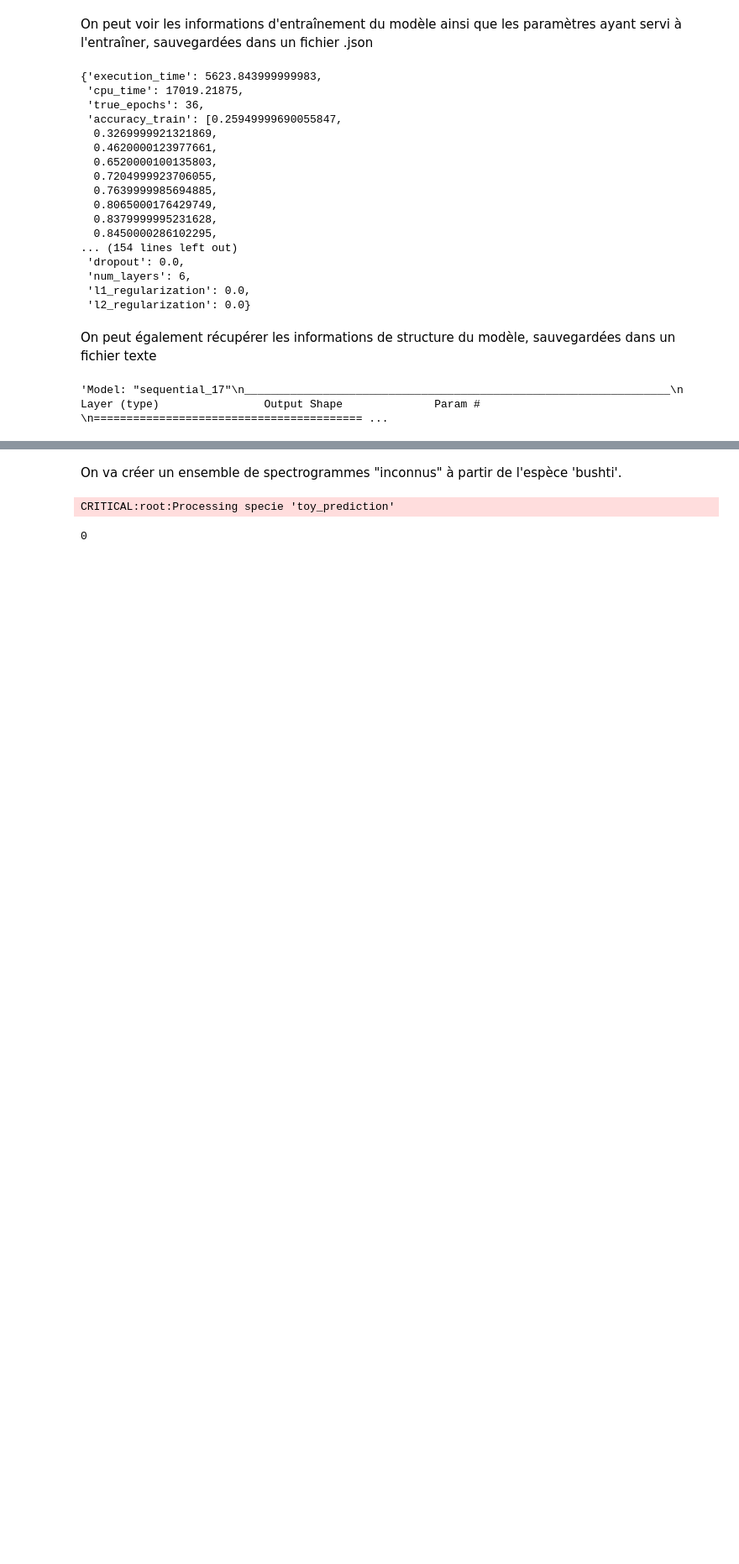
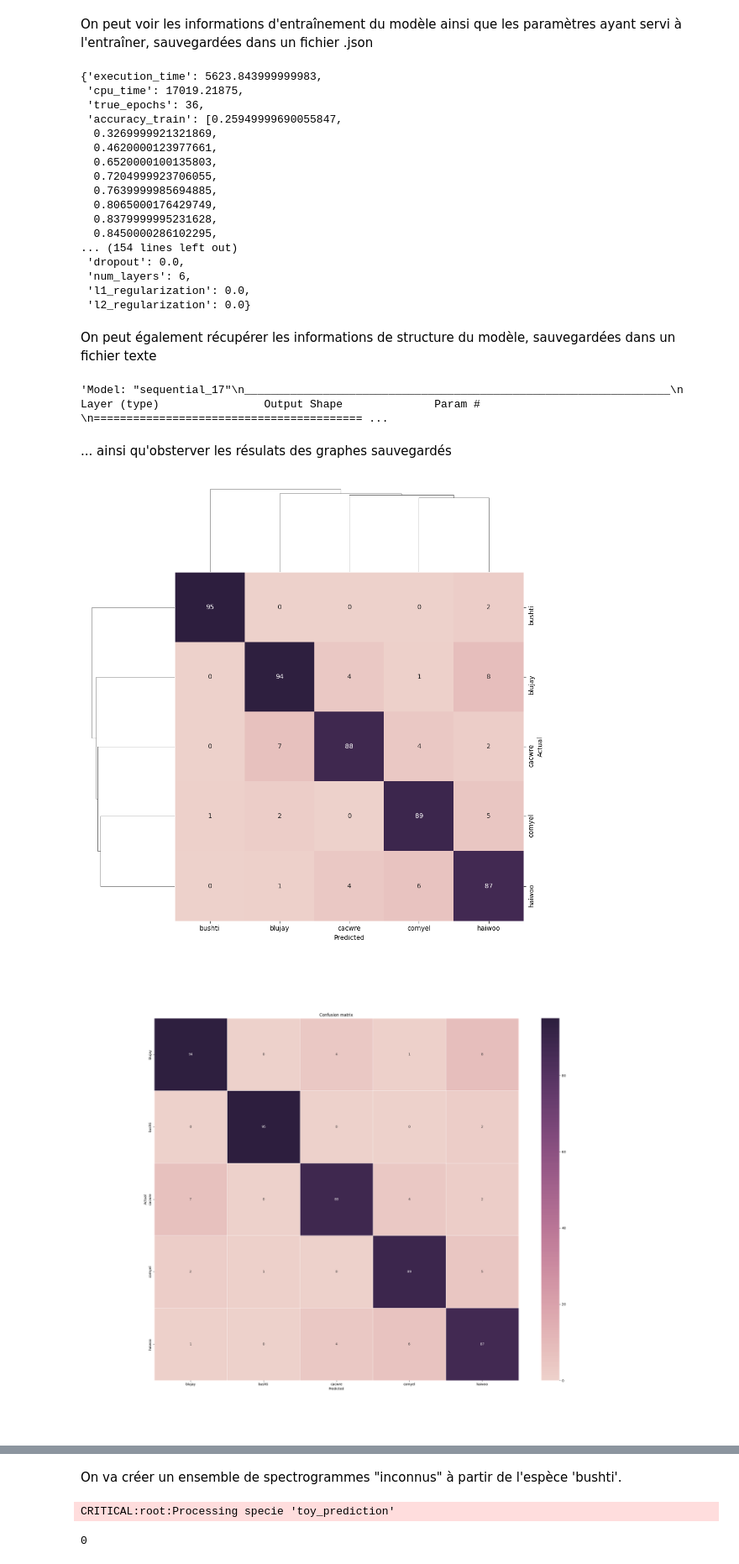
Before and after one commit to Tharos-ux/bird_id, a Jupyter notebook: overview_projet.ipynb, the cells around one changed output, grey strips where cells are left out. Shown at 84% size. Saved outputs shown, nothing was run; the diff lists cells and outputs as text; code cells hidden in the pictures; blank space fills up the shorter version.

```diff
--- a/overview_projet.ipynb
+++ b/overview_projet.ipynb
@@ -187,3 +206,13 @@ On peut également récupérer les informations de structure du modèle, sauvega
 ''.join(l for l in open(f"{model_path}/model.txt"))
 # %% [output]
 'Model: "sequential_17"\n_________________________________________________________________\n Layer (type)                Output Shape              Param #   \n========================================= ...
+# %% [markdown]
+... ainsi qu'obsterver les résulats des graphes sauvegardés
+# %%
+metrics:list = ["models_samples/model_01/cluster_matrix.png","models_samples/model_01/conf_matrix.png","models_samples/model_01/metrics.png"]
+
+for metric in metrics:
+    display(Image(filename=metric))
+# %% [output]
+[figure, added]
+[figure, added]
```
Also changed, not shown: parts of 5 cells of this notebook, 4 other files.
